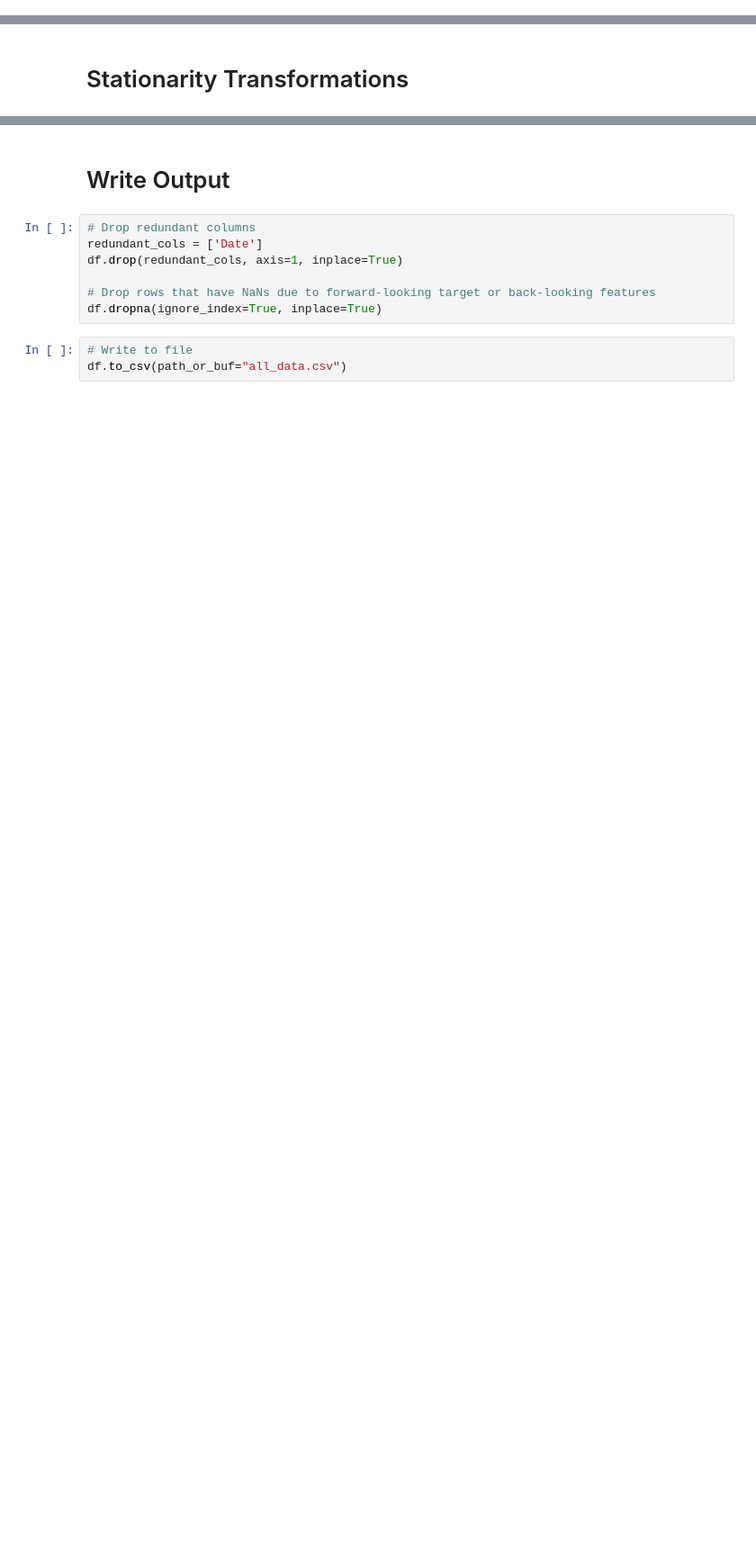
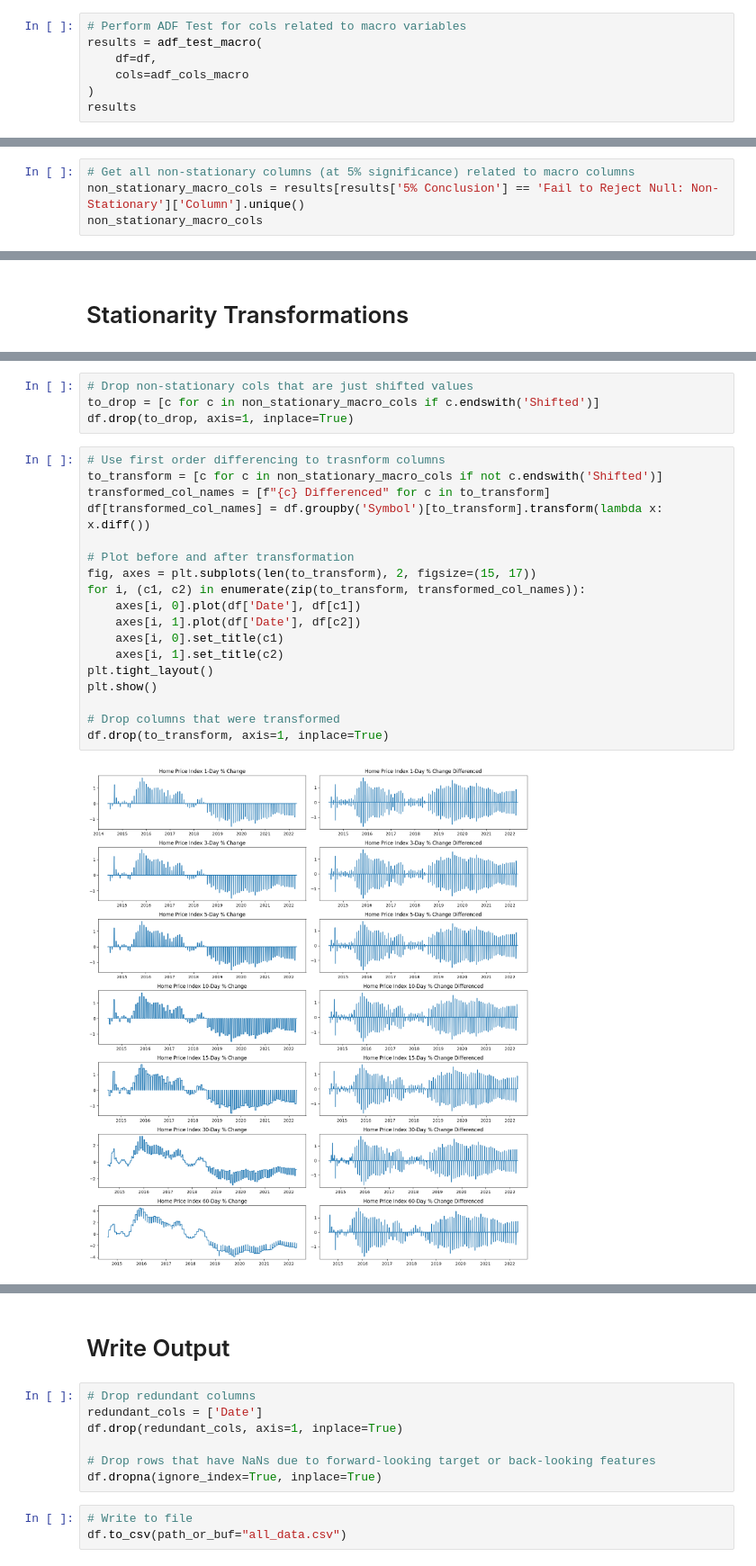
Before and after one commit to ed-churchill/ibm-ml-certificate, a Jupyter notebook: ibm-classification-feature-engineering.ipynb, the cells around one changed output, grey strips where cells are left out. Shown at 90% size. Saved outputs shown, nothing was run; the diff lists cells and outputs as text; blank space fills up the shorter version.

```diff
--- a/ibm-classification-feature-engineering.ipynb
+++ b/ibm-classification-feature-engineering.ipynb
@@ -472,0 +441,7 @@ for s in stocks:
+# %%
+# Perform ADF Test for cols related to macro variables
+results = adf_test_macro(
+    df=df,
+    cols=adf_cols_macro
+)
+results
@@ -472,0 +462,4 @@ for s in stocks:
+# %%
+# Get all non-stationary columns (at 5% significance) related to macro columns
+non_stationary_macro_cols = results[results['5% Conclusion'] == 'Fail to Reject Null: Non-Stationary']['Column'].unique()
+non_stationary_macro_cols
@@ -474,0 +542,24 @@ for s in stocks:
+# %%
+# Drop non-stationary cols that are just shifted values
+to_drop = [c for c in non_stationary_macro_cols if c.endswith('Shifted')]
+df.drop(to_drop, axis=1, inplace=True)
+# %%
+# Use first order differencing to trasnform columns
+to_transform = [c for c in non_stationary_macro_cols if not c.endswith('Shifted')]
+transformed_col_names = [f"{c} Differenced" for c in to_transform]
+df[transformed_col_names] = df.groupby('Symbol')[to_transform].transform(lambda x: x.diff())
+
+# Plot before and after transformation
+fig, axes = plt.subplots(len(to_transform), 2, figsize=(15, 17))
+for i, (c1, c2) in enumerate(zip(to_transform, transformed_col_names)):
+    axes[i, 0].plot(df['Date'], df[c1])
+    axes[i, 1].plot(df['Date'], df[c2])
+    axes[i, 0].set_title(c1)
+    axes[i, 1].set_title(c2)
+plt.tight_layout()
+plt.show()
+
+# Drop columns that were transformed
+df.drop(to_transform, axis=1, inplace=True)
+# %% [output]
+[figure, added]
```
Also changed, not shown: parts of 22 cells of this notebook.
